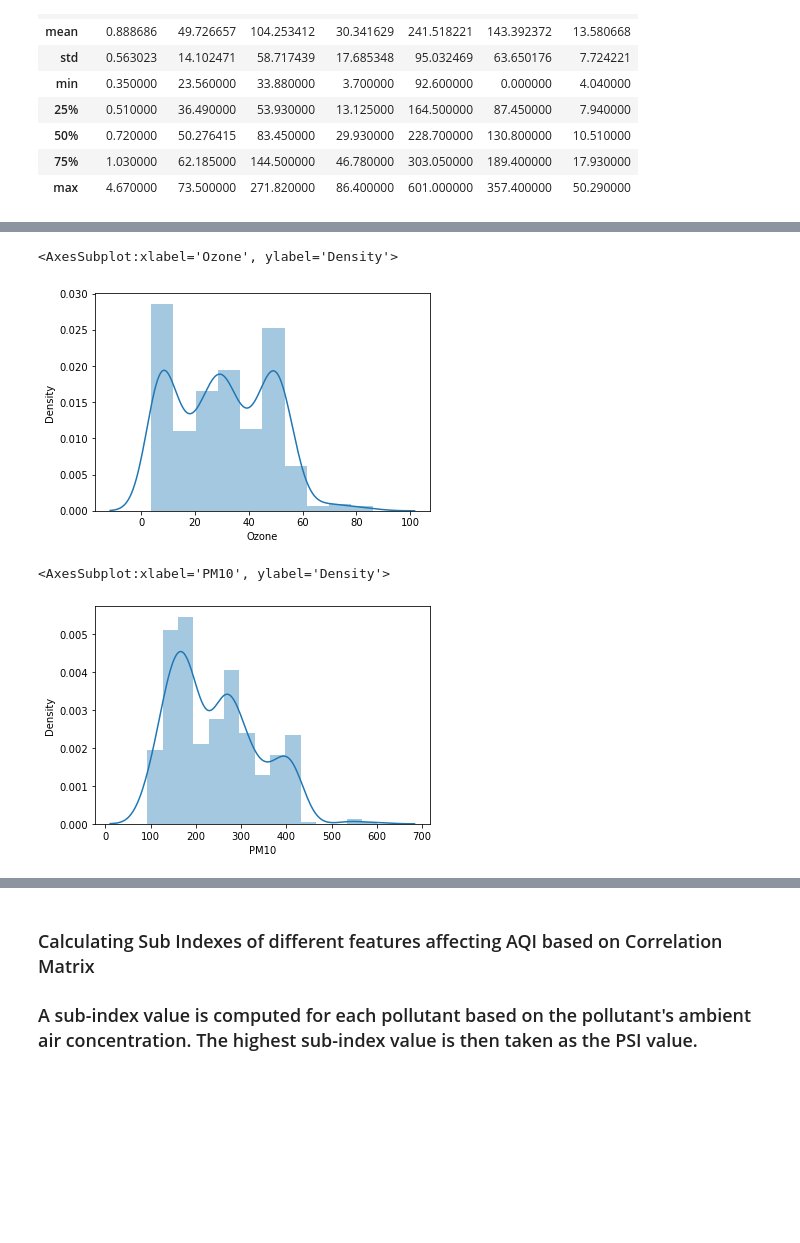
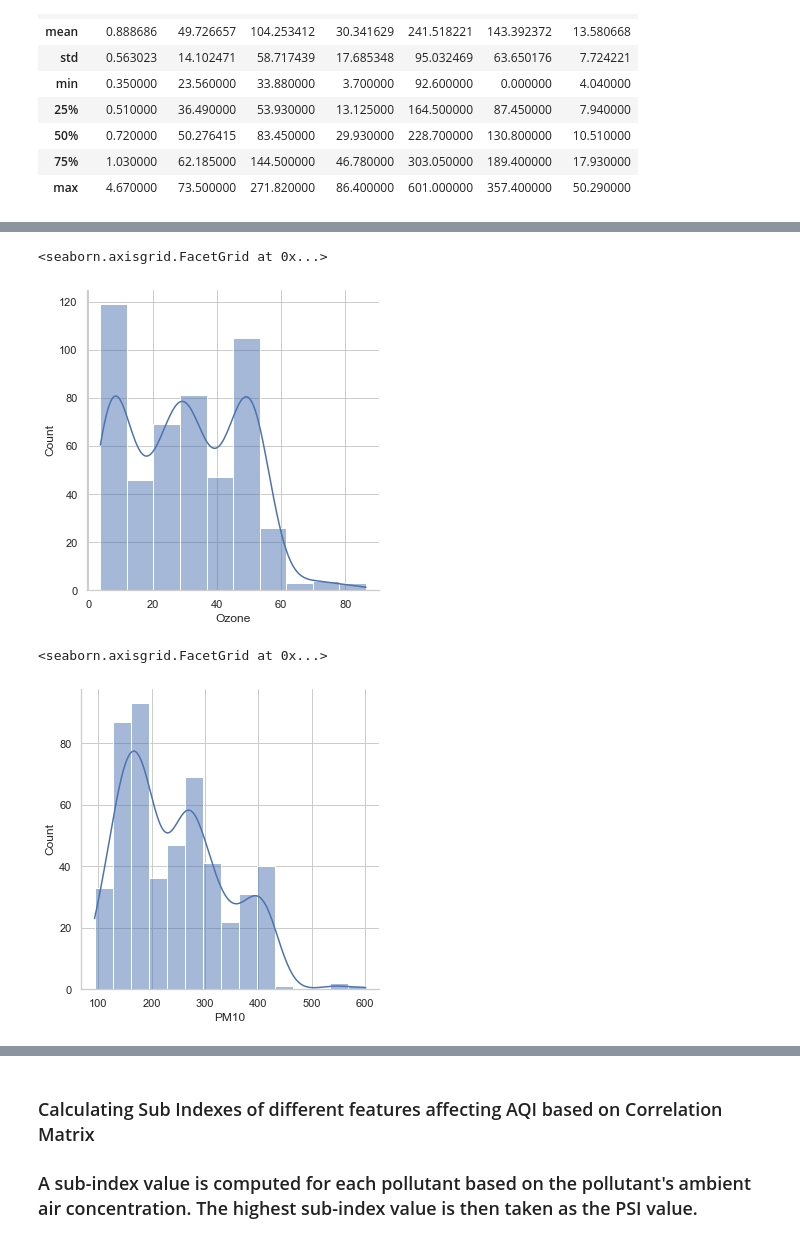
Before and after one commit to mohsin-88069/AU_ML_Air_Quality, a Jupyter notebook: Rabindra_Notebook.ipynb, the cells around one changed output, grey strips where cells are left out. Drawn from its saved outputs; the diff is of its cells as text; code cells hidden in the pictures; blank space fills up the shorter version.

```diff
--- a/Rabindra_Notebook.ipynb
+++ b/Rabindra_Notebook.ipynb
@@ -366,11 +355,11 @@ sns.distplot(df['NO2'], kde=True)
 # %%
-sns.distplot(df['Ozone'], kde=True)
+sns.displot(df['Ozone'], kde=True)
 # %% [output]
-<AxesSubplot:xlabel='Ozone', ylabel='Density'>
+<seaborn.axisgrid.FacetGrid at 0x...>
-[figure, old version]
+[figure, new version]
 # %%
-sns.distplot(df['PM10'], kde=True)
+sns.displot(df['PM10'], kde=True)
 # %% [output]
-<AxesSubplot:xlabel='PM10', ylabel='Density'>
+<seaborn.axisgrid.FacetGrid at 0x...>
-[figure, old version]
+[figure, new version]
 # %%
```
Also changed, not shown: parts of 80 cells of this notebook.
